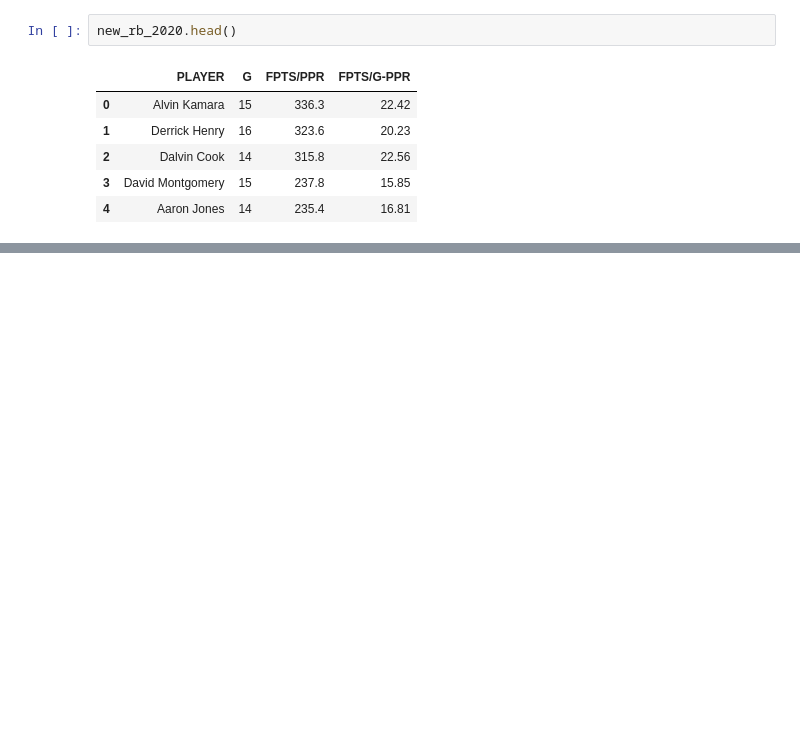
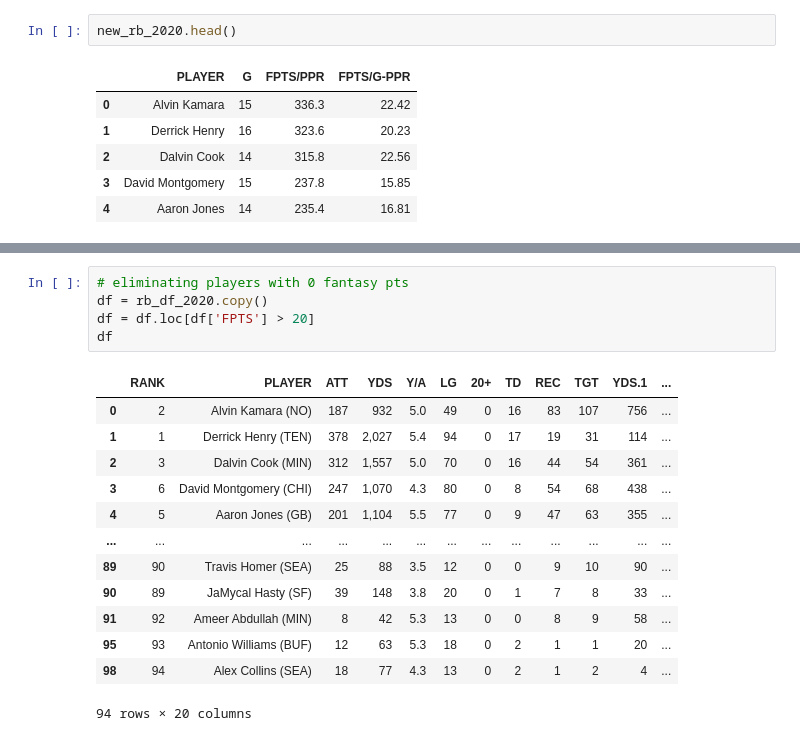
Before and after one commit to schlenkerc18/fantasy-football-rankings, a Jupyter notebook: LinearRegressions/More_RB_EDA.ipynb, the cells around one changed output, grey strips where cells are left out. Saved outputs shown, nothing was run; the diff lists cells and outputs as text; blank space fills up the shorter version.

```diff
--- a/LinearRegressions/More_RB_EDA.ipynb
+++ b/LinearRegressions/More_RB_EDA.ipynb
@@ -76,0 +94,19 @@ result.head(55)
+# %%
+# eliminating players with 0 fantasy pts
+df = rb_df_2020.copy()
+df = df.loc[df['FPTS'] > 20]
+df
+# %% [output]
+|  | RANK | PLAYER | ATT | YDS | Y/A | LG | 20+ | TD | REC | TGT | YDS.1 | ... |
+| 0 | 2 | Alvin Kamara (NO) | 187 | 932 | 5.0 | 49 | 0 | 16 | 83 | 107 | 756 | ... |
+| 1 | 1 | Derrick Henry (TEN) | 378 | 2,027 | 5.4 | 94 | 0 | 17 | 19 | 31 | 114 | ... |
+| 2 | 3 | Dalvin Cook (MIN) | 312 | 1,557 | 5.0 | 70 | 0 | 16 | 44 | 54 | 361 | ... |
+| 3 | 6 | David Montgomery (CHI) | 247 | 1,070 | 4.3 | 80 | 0 | 8 | 54 | 68 | 438 | ... |
+| 4 | 5 | Aaron Jones (GB) | 201 | 1,104 | 5.5 | 77 | 0 | 9 | 47 | 63 | 355 | ... |
+| ... | ... | ... | ... | ... | ... | ... | ... | ... | ... | ... | ... | ... |
+| 89 | 90 | Travis Homer (SEA) | 25 | 88 | 3.5 | 12 | 0 | 0 | 9 | 10 | 90 | ... |
+| 90 | 89 | JaMycal Hasty (SF) | 39 | 148 | 3.8 | 20 | 0 | 1 | 7 | 8 | 33 | ... |
+| 91 | 92 | Ameer Abdullah (MIN) | 8 | 42 | 5.3 | 13 | 0 | 0 | 8 | 9 | 58 | ... |
+| 95 | 93 | Antonio Williams (BUF) | 12 | 63 | 5.3 | 18 | 0 | 2 | 1 | 1 | 20 | ... |
+| 98 | 94 | Alex Collins (SEA) | 18 | 77 | 4.3 | 13 | 0 | 2 | 1 | 2 | 4 | ... |
+94 rows × 20 columns
```
Also changed, not shown: parts of 7 cells of this notebook.
